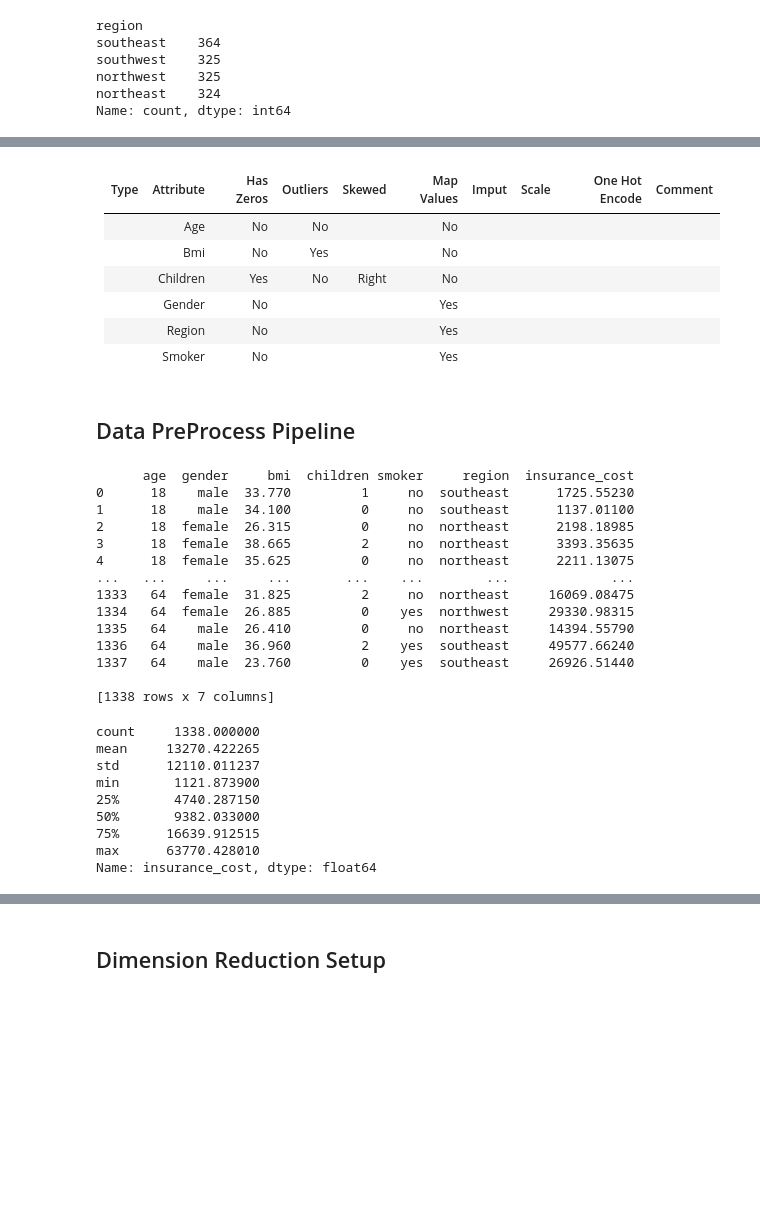
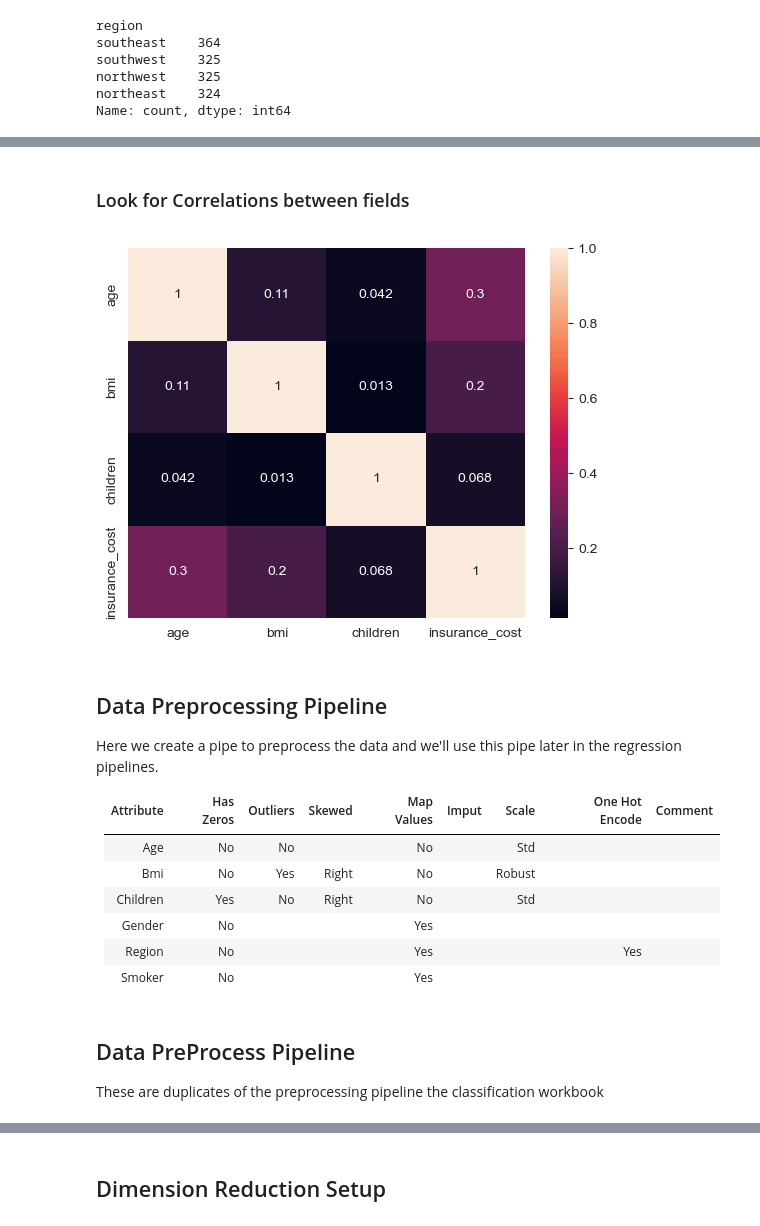
Before and after one commit to qaz73/ULAssignment-3, a Jupyter notebook: etivity3_regression.ipynb, the cells around one changed output, grey strips where cells are left out. Saved outputs shown, nothing was run; the diff lists cells and outputs as text; code cells hidden in the pictures; blank space fills up the shorter version.

```diff
--- a/etivity3_regression.ipynb
+++ b/etivity3_regression.ipynb
@@ -163,14 +189,27 @@ plt.show()
+# %% [markdown]
+### Look for Correlations between fields
+# %%
+#create correlation matrix of the numeric fields
+df_for_heatmap = df.select_dtypes(include=['number'])
+
+sns.heatmap(df_for_heatmap.corr(), annot=True);
+# %% [output]
+[figure, added]
 # %% [markdown]
-|Type| Attribute | Has Zeros | Outliers | Skewed | Map Values | Imput | Scale| One Hot Encode |Comment|
-|-----|-----------|----------|----------|--------|------------|-------|------|----------------|----|
-|| Age       | No| No |        | No         |            |       | |                | ||
-|| Bmi       | No| Yes |        | No         |            |       | |                | ||
-|| Children  | Yes|No| Right  | No         |            |       | |                | ||
-|| Gender    | No ||        | Yes        |            |       |       |       |                | ||
-|| Region    | No   | |        | Yes               |            |       |       |       |                | ||
-|| Smoker    | No    ||        | Yes    |            |            |       | |                | ||
+## Data Preprocessing Pipeline
+Here we create a pipe to preprocess the data and we'll use this pipe later in the regression pipelines.
+
+| Attribute | Has Zeros | Outliers | Skewed | Map Values | Imput | Scale  | One Hot Encode | Comment |
+|-----------|-----------|----------|--------|------------|-------|--------|----------------|---------|
+| Age       | No        | No       |        | No         |       | Std    |                |         |
+| Bmi       | No        | Yes      | Right  | No         |       | Robust |                |         |
+| Children  | Yes       | No       | Right  | No         |       | Std    |                |         |
+| Gender    | No        |          |        | Yes        |       |        |                |         |
+| Region    | No        |          |        | Yes        |       |        | Yes            |         |
+| Smoker    | No        |          |        | Yes        |       |        |                |         |
 # %% [markdown]
 ## Data PreProcess Pipeline
+These are duplicates of the preprocessing pipeline the classification workbook
 # %%
 def map_gender(X):
 	X = X.copy()
@@ -226,34 +269,3 @@ preprocess_pipeline = Pipeline(steps=[
 	('preprocess', col_transform),
 
 ])
-# %%
-y = df['insurance_cost']
-X = df.drop('insurance_cost', axis=1)
-
-print(df)
-
-y.describe()
-# %% [output]
-      age  gender     bmi  children smoker     region  insurance_cost
-0      18    male  33.770         1     no  southeast      1725.55230
-1      18    male  34.100         0     no  southeast      1137.01100
-2      18  female  26.315         0     no  northeast      2198.18985
-3      18  female  38.665         2     no  northeast      3393.35635
-4      18  female  35.625         0     no  northeast      2211.13075
-...   ...     ...     ...       ...    ...        ...             ...
-1333   64  female  31.825         2     no  northeast     16069.08475
-1334   64  female  26.885         0    yes  northwest     29330.98315
-1335   64    male  26.410         0     no  northeast     14394.55790
-1336   64    male  36.960         2    yes  southeast     49577.66240
-1337   64    male  23.760         0    yes  southeast     26926.51440
-
-[1338 rows x 7 columns]
-count     1338.000000
-mean     13270.422265
-std      12110.011237
-min       1121.873900
-25%       4740.287150
-50%       9382.033000
-75%      16639.912515
-max      63770.428010
-Name: insurance_cost, dtype: float64
```
Also changed, not shown: parts of 24 cells of this notebook.
